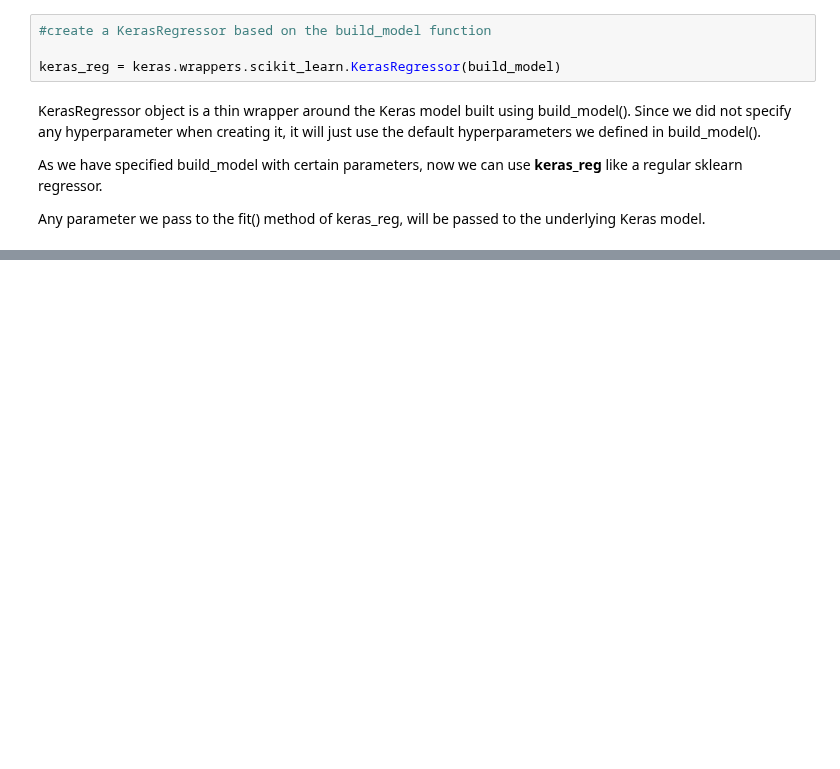
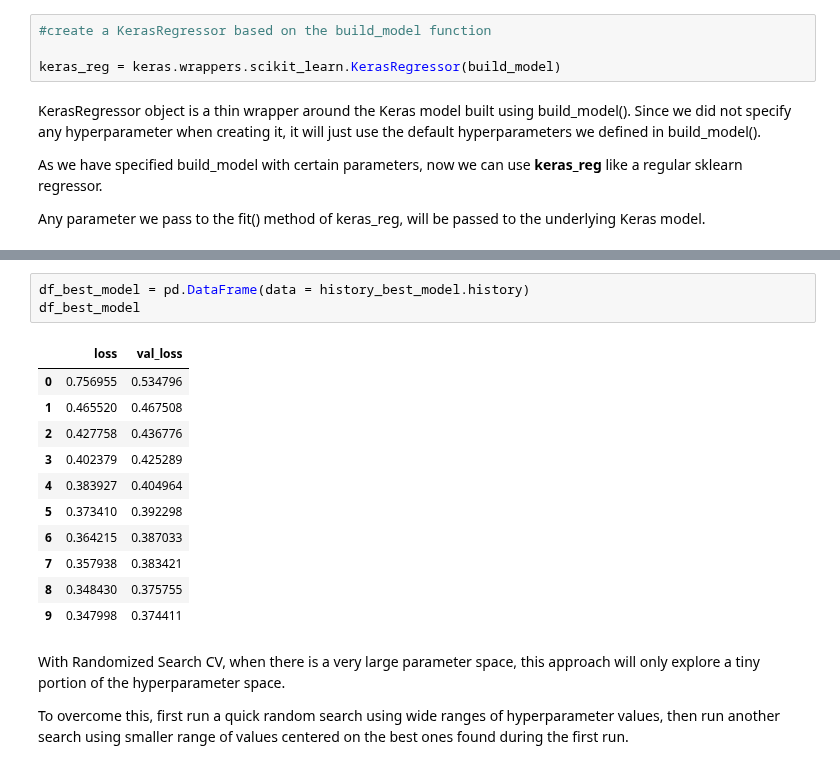
Before and after one commit to Pasindu19970808/Hands-on-Machine-Learning-Textbook-Exercises, a Jupyter notebook: DeepLearning_1/test_tensorflow.ipynb, the cells around one changed output, grey strips where cells are left out. Cells and saved outputs as stored; diff of their text form; blank space fills up the shorter version.

```diff
--- a/DeepLearning_1/test_tensorflow.ipynb
+++ b/DeepLearning_1/test_tensorflow.ipynb
@@ -802,0 +878,19 @@ from sklearn.model_selection import RandomizedSearchCV
+# %%
+df_best_model = pd.DataFrame(data = history_best_model.history)
+df_best_model
+# %% [output]
+|  | loss | val_loss |
+| 0 | 0.756955 | 0.534796 |
+| 1 | 0.465520 | 0.467508 |
+| 2 | 0.427758 | 0.436776 |
+| 3 | 0.402379 | 0.425289 |
+| 4 | 0.383927 | 0.404964 |
+| 5 | 0.373410 | 0.392298 |
+| 6 | 0.364215 | 0.387033 |
+| 7 | 0.357938 | 0.383421 |
+| 8 | 0.348430 | 0.375755 |
+| 9 | 0.347998 | 0.374411 |
+# %% [markdown]
+With Randomized Search CV, when there is a very large parameter space, this approach will only explore a tiny portion of the hyperparameter space.
+
+To overcome this, first run a quick random search using wide ranges of hyperparameter values, then run another search using smaller range of values centered on the best ones found during the first run.
```
Also changed, not shown: parts of 9 cells of this notebook.
